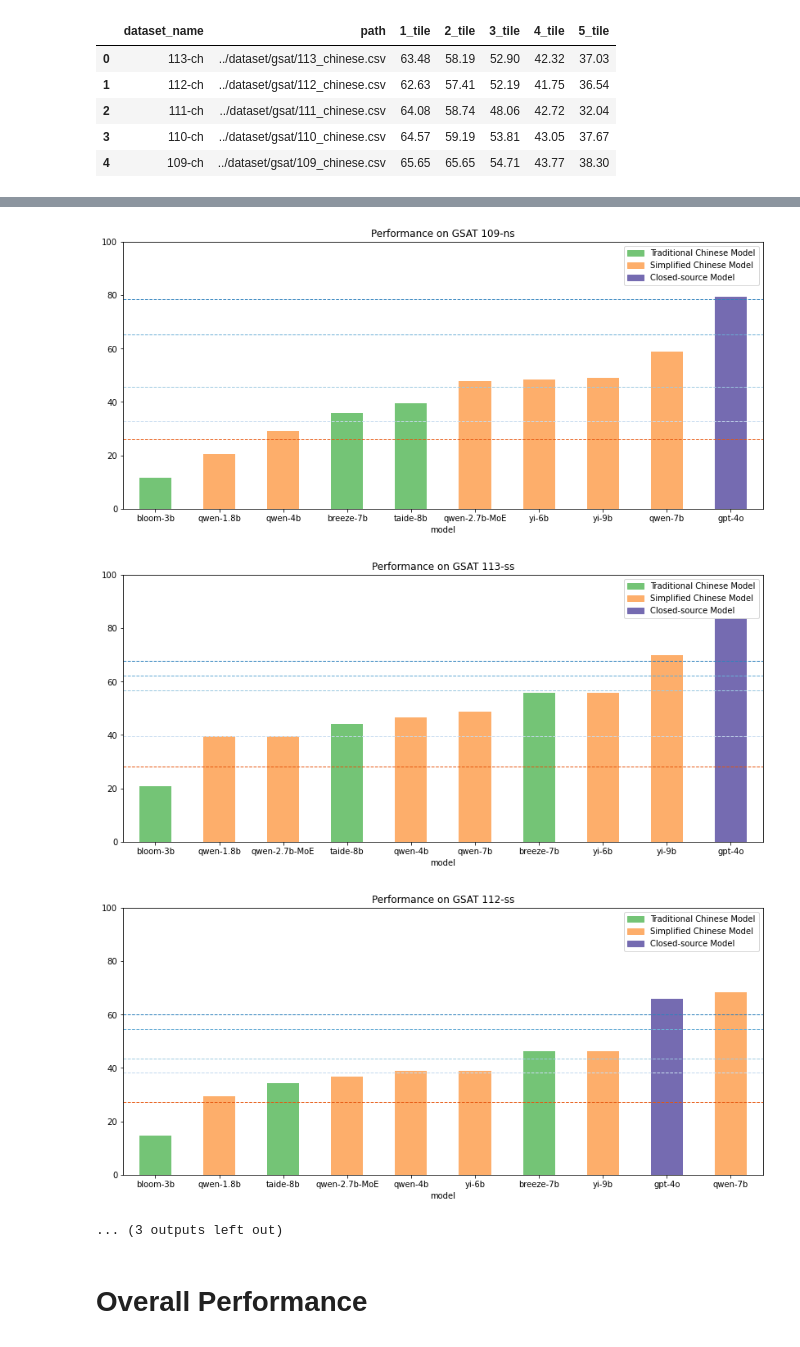
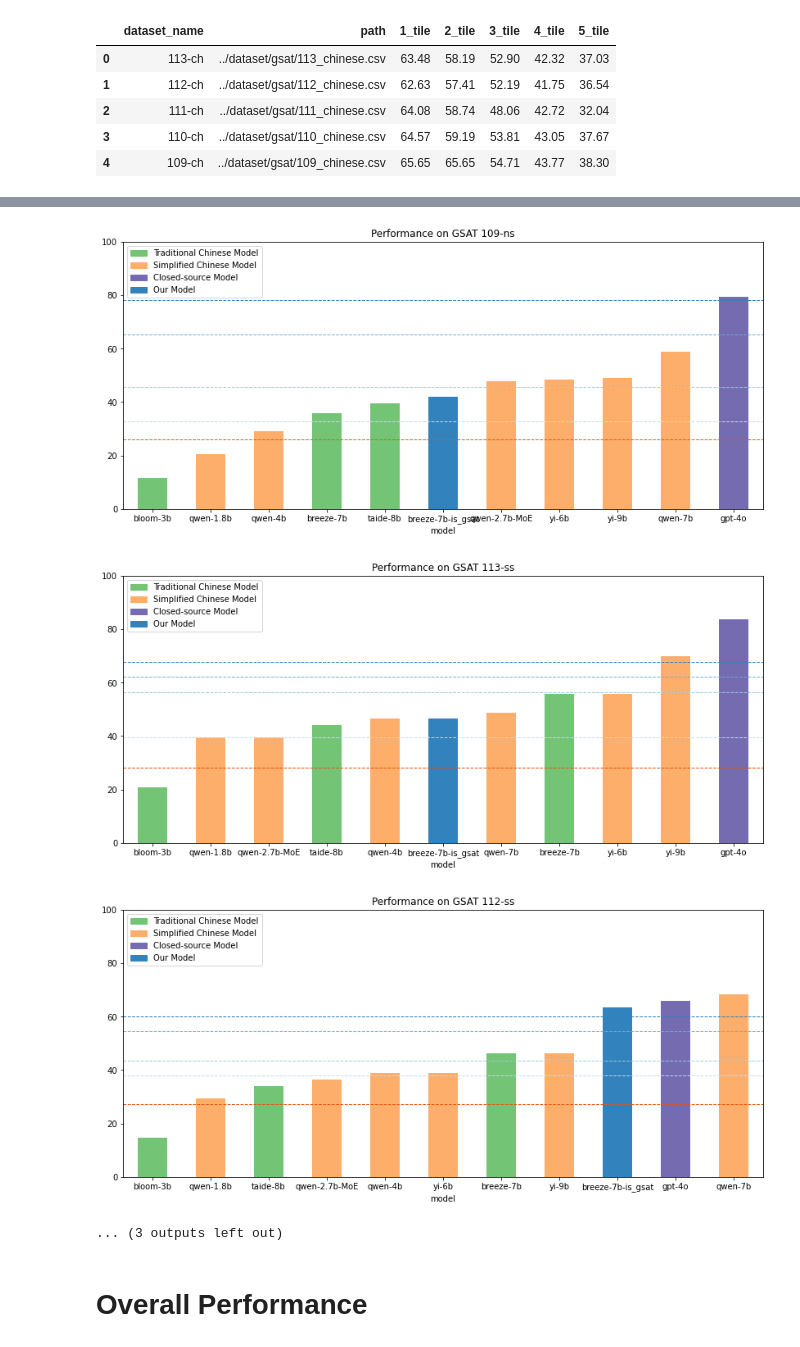
Before and after one commit to namwoam/dl-final, a Jupyter notebook: llm/evaluate.ipynb, the cells around one changed output, grey strips where cells are left out. Cells and saved outputs as stored; diff of their text form; code cells hidden in the pictures.

```diff
--- a/llm/evaluate.ipynb
+++ b/llm/evaluate.ipynb
@@ -28,4 +28,5 @@ model_df.head()
 # %%
+import re
 for test_name in dataset_df["dataset_name"].values.tolist():
     dataset_row = dataset_df[dataset_df["dataset_name"] == test_name]
     scores = []
@@ -42,7 +43,7 @@ for test_name in dataset_df["dataset_name"].values.tolist():
     model_df["score"] *= 100
     model_df = model_df.sort_values(["score"])
     cm = matplotlib.colormaps["tab20c"]
-    model_df.plot.bar(x='short_name', y='score', rot=0 , title=f"Performance on GSAT {test_name}" , xlabel="model",figsize=(14,6) , color=[cm.colors[12] if model["open"] is False else (cm.colors[9] if model["zh-tw"] is True else cm.colors[6]) for _,  model in model_df.iterrows() ] ,legend = False,ylim = [0,100])
+    model_df.plot.bar(x='short_name', y='score', rot=0 , title=f"Performance on GSAT {test_name}" , xlabel="model",figsize=(14,6) , color=[ cm.colors[0] if model["lora"] is True else cm.colors[12] if model["open"] is False else (cm.colors[9] if model["zh-tw"] is True else cm.colors[6]) for _,  model in model_df.iterrows() ] ,legend = False,ylim = [0,100])
     plt.axhline(y=dataset_row["1_tile"].values[0],linewidth=1,ls="--" ,color=cm.colors[0], label="12th")
     plt.axhline(y=dataset_row["2_tile"].values[0],linewidth=1,ls="--" ,color=cm.colors[1],label="25th")
     plt.axhline(y=dataset_row["3_tile"].values[0],linewidth=1,ls="--" ,color=cm.colors[2], label="50th")
@@ -52,6 +53,7 @@ for test_name in dataset_df["dataset_name"].values.tolist():
     tw = mpatches.Patch(color=cm.colors[9], label='Traditional Chinese Model')
     cn = mpatches.Patch(color=cm.colors[6], label='Simplified Chinese Model')
     cs = mpatches.Patch(color=cm.colors[12], label='Closed-source Model')
-    plt.legend(handles=[tw , cn , cs])
+    l = mpatches.Patch(color=cm.colors[0], label='Our Model')
+    plt.legend(handles=[tw , cn , cs , l],loc='upper left')
     plt.subplot()
 # %% [output]
@@ -67,6 +69,6 @@ for test_name in dataset_df["dataset_name"].values.tolist():
-[figure, old version]
+[figure, new version]
-[figure, old version]
+[figure, new version]
-[figure, old version]
+[figure, new version]
 ... (3 outputs left out)
 # %% [markdown]
 # Overall Performance
```
Also changed, not shown: parts of 2 cells of this notebook, 47 other files.
